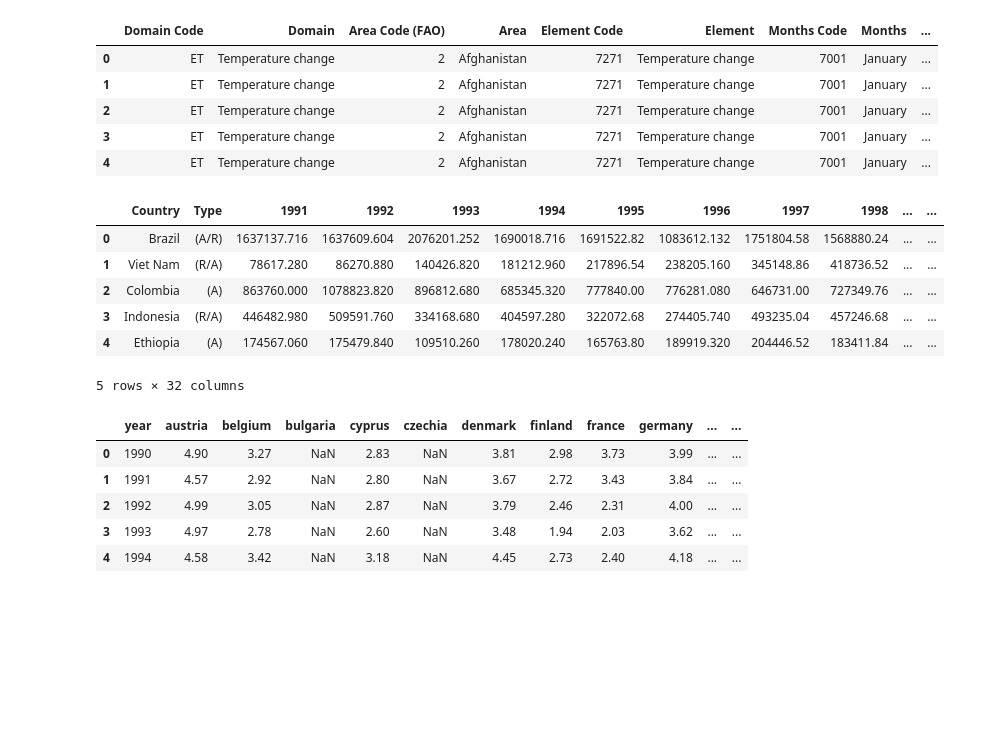
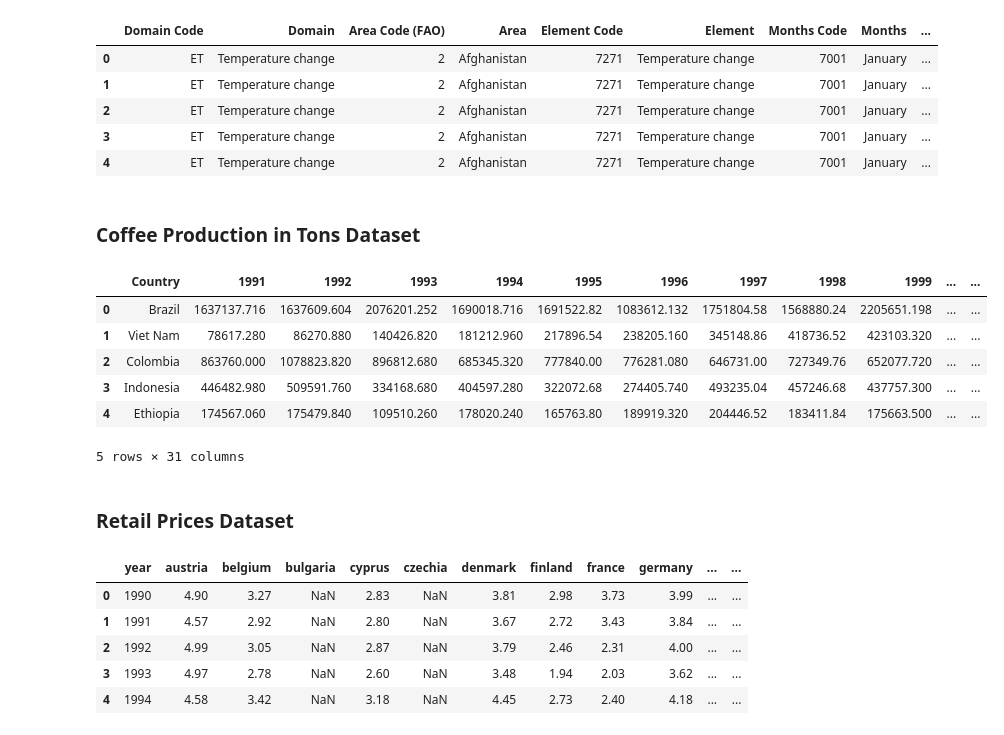
Before and after one commit to sanghyuns/Climate_Change_vs_Coffee_Production, a Jupyter notebook: capparelli.ipynb, the cells around one changed output. Drawn from its saved outputs; the diff is of its cells as text; code cells hidden in the pictures; blank space fills up the shorter version.

```diff
--- a/capparelli.ipynb
+++ b/capparelli.ipynb
@@ -11,17 +16,23 @@ global_warming_df.head()
 | 2 | ET | Temperature change | 2 | Afghanistan | 7271 | Temperature change | 7001 | January | ... |
 | 3 | ET | Temperature change | 2 | Afghanistan | 7271 | Temperature change | 7001 | January | ... |
 | 4 | ET | Temperature change | 2 | Afghanistan | 7271 | Temperature change | 7001 | January | ... |
+# %% [markdown]
+### Coffee Production in Tons Dataset
 # %%
+# https://www.kaggle.com/code/firefortysix/geospatial-viz-of-global-coffee-production-in-2020/data
 coffee_production = pd.read_csv('data/coffee-production-by-exporting-countries-1991-2020-ico.csv',
                                 encoding = "ISO-8859-1",
                                 skip_blank_lines=True)
+coffee_production.drop(columns='Type',inplace=True)
 coffee_production.head()
 # %% [output]
-|  | Country | Type | 1991 | 1992 | 1993 | 1994 | 1995 | 1996 | 1997 | 1998 | ... | ... |
-| 0 | Brazil | (A/R) | 1637137.716 | 1637609.604 | 2076201.252 | 1690018.716 | 1691522.82 | 1083612.132 | 1751804.58 | 1568880.24 | ... | ... |
-| 1 | Viet Nam | (R/A) | 78617.280 | 86270.880 | 140426.820 | 181212.960 | 217896.54 | 238205.160 | 345148.86 | 418736.52 | ... | ... |
-| 2 | Colombia | (A) | 863760.000 | 1078823.820 | 896812.680 | 685345.320 | 777840.00 | 776281.080 | 646731.00 | 727349.76 | ... | ... |
-| 3 | Indonesia | (R/A) | 446482.980 | 509591.760 | 334168.680 | 404597.280 | 322072.68 | 274405.740 | 493235.04 | 457246.68 | ... | ... |
-| 4 | Ethiopia | (A) | 174567.060 | 175479.840 | 109510.260 | 178020.240 | 165763.80 | 189919.320 | 204446.52 | 183411.84 | ... | ... |
+|  | Country | 1991 | 1992 | 1993 | 1994 | 1995 | 1996 | 1997 | 1998 | 1999 | ... | ... |
+| 0 | Brazil | 1637137.716 | 1637609.604 | 2076201.252 | 1690018.716 | 1691522.82 | 1083612.132 | 1751804.58 | 1568880.24 | 2205651.198 | ... | ... |
+| 1 | Viet Nam | 78617.280 | 86270.880 | 140426.820 | 181212.960 | 217896.54 | 238205.160 | 345148.86 | 418736.52 | 423103.320 | ... | ... |
+| 2 | Colombia | 863760.000 | 1078823.820 | 896812.680 | 685345.320 | 777840.00 | 776281.080 | 646731.00 | 727349.76 | 652077.720 | ... | ... |
+| 3 | Indonesia | 446482.980 | 509591.760 | 334168.680 | 404597.280 | 322072.68 | 274405.740 | 493235.04 | 457246.68 | 437757.300 | ... | ... |
+| 4 | Ethiopia | 174567.060 | 175479.840 | 109510.260 | 178020.240 | 165763.80 | 189919.320 | 204446.52 | 183411.84 | 175663.500 | ... | ... |
-5 rows × 32 columns
+5 rows × 31 columns
+# %% [markdown]
+### Retail Prices Dataset
 # %%
```
Also changed, not shown: parts of 21 cells of this notebook, 3 other files.
